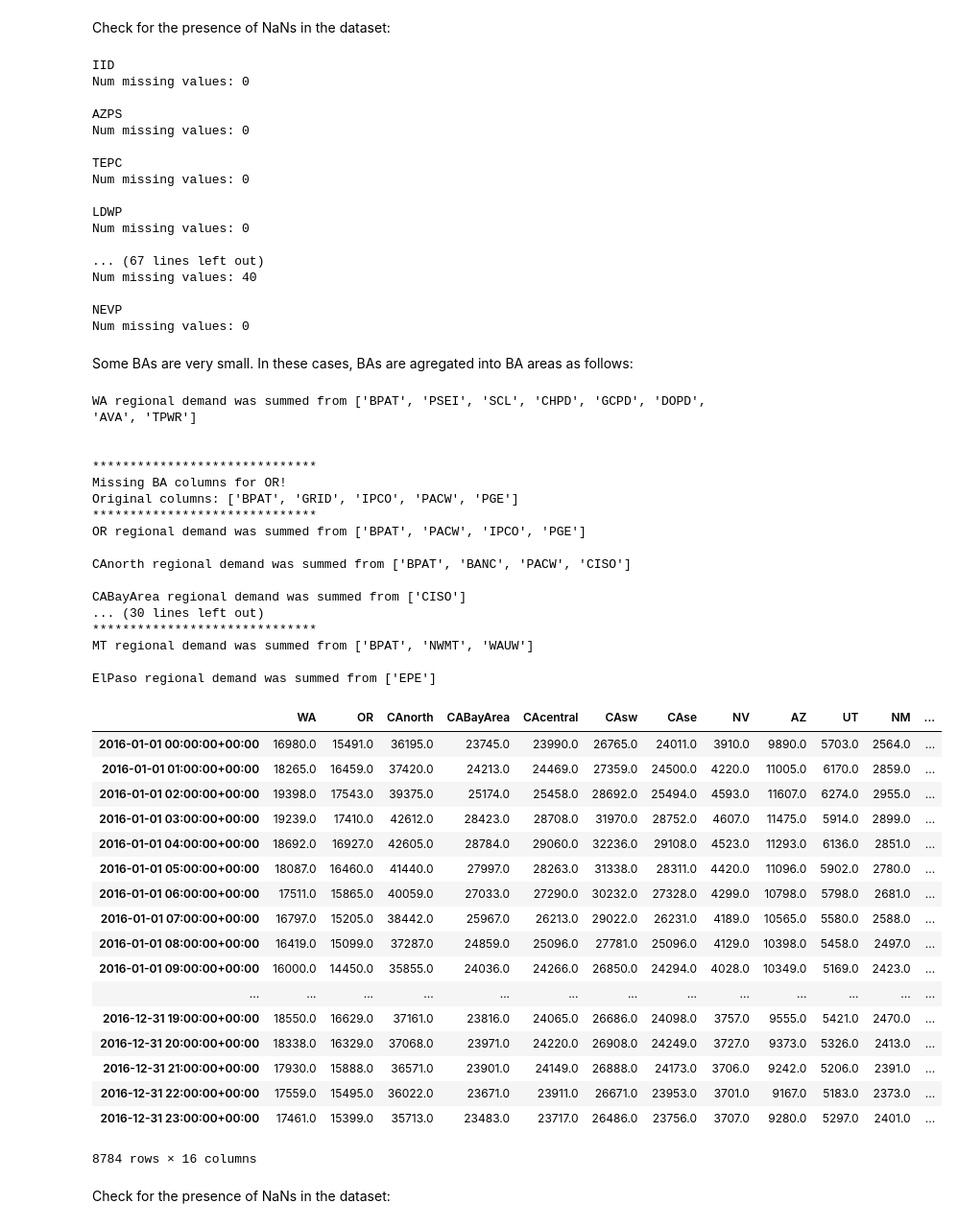
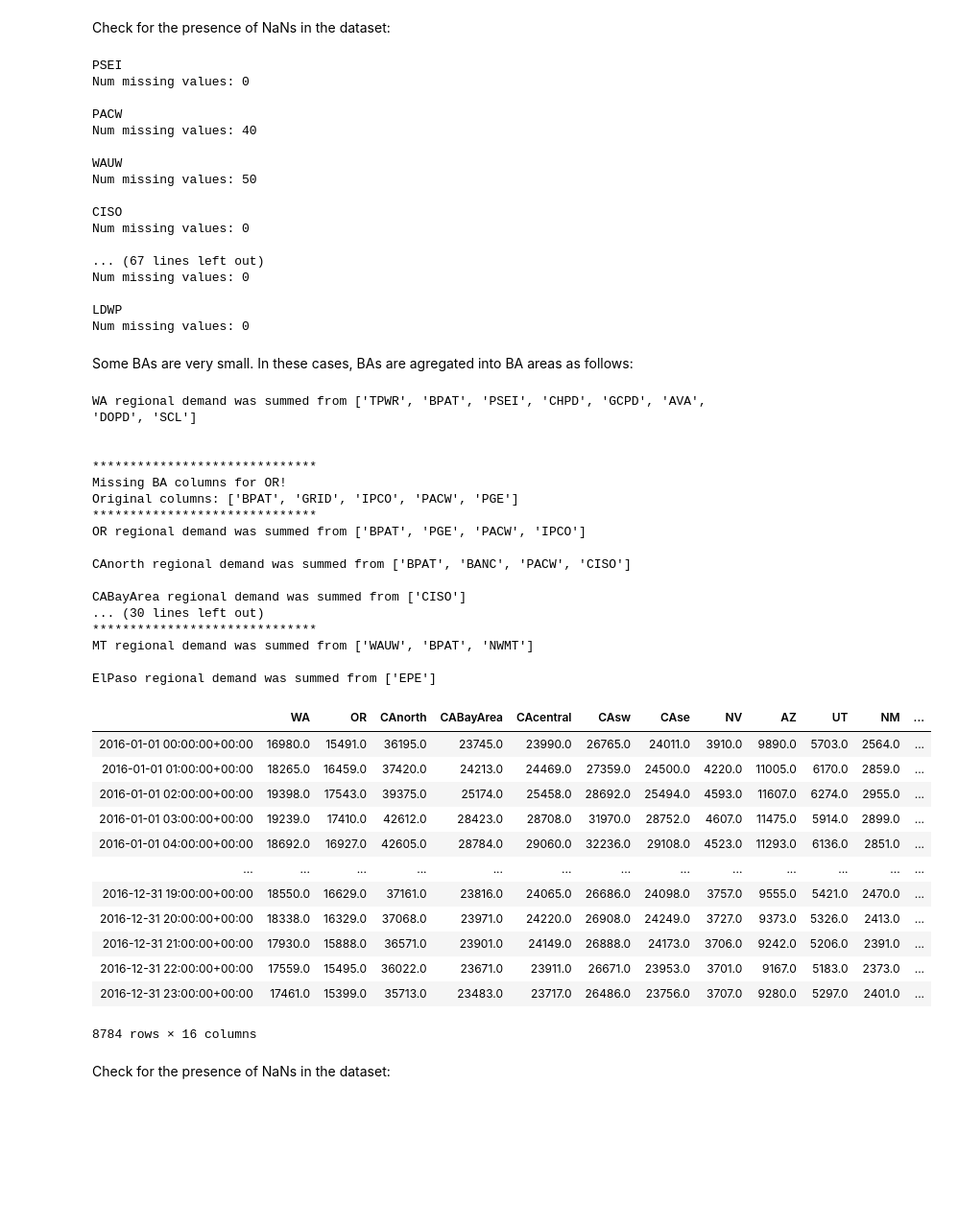
Before and after one commit to Breakthrough-Energy/PreREISE, a Jupyter notebook: prereise/gather/demanddata/eia/demo/demo_Western_v5/Western_demand_v5_demo.ipynb, the cells around one changed output. Shown at 96% size. Saved outputs shown, nothing was run; the diff lists cells and outputs as text; code cells hidden in the pictures; blank space fills up the shorter version.

```diff
--- a/prereise/gather/demanddata/eia/demo/demo_Western_v5/Western_demand_v5_demo.ipynb
+++ b/prereise/gather/demanddata/eia/demo/demo_Western_v5/Western_demand_v5_demo.ipynb
@@ -68,7 +70,7 @@ western_BAs
 start = pd.to_datetime('2016-01-01 00:00:00')
 end = pd.to_datetime('2016-12-31 23:00:00')
 
-western_demand = download_map_demand.get_BA_demand(western_BAs, start, end, 'd826fe7862968708eb6a3c2639d6da1b')
+western_demand = get_BA_demand(western_BAs, start, end, 'd826fe7862968708eb6a3c2639d6da1b')
 western_demand_2016 = western_demand.loc[start:end]
 western_demand_2016
 # %% [output]
@@ -116,4 +123,4 @@ If data is still missing after applying the above rules, week ahead and week beh
 If data is still missing after applying the above rules, week ahead and week behind data is used:
 1. Mon - Sun: average of look back one week and look forward one week
 # %%
-filled_western_demand_2016 = fill_missing_demand.replace_with_shifted_demand(western_demand_2016, start, end)
+filled_western_demand_2016 = replace_with_shifted_demand(western_demand_2016, start, end)
@@ -141,57 +132,52 @@ for baName in filled_western_demand_2016.columns:
     print(f'Num missing values: {filled_western_demand_2016.loc[filled_western_demand_2016[baName].isnull()].shape[0]}')
     print()
 # %% [output]
-IID
+PSEI
 Num missing values: 0
 
-AZPS
+PACW
+Num missing values: 40
+
+WAUW
+Num missing values: 50
+
+CISO
 Num missing values: 0
 
-TEPC
+... (67 lines left out)
 Num missing values: 0
 
 LDWP
 Num missing values: 0
-
-... (67 lines left out)
-Num missing values: 40
-
-NEVP
-Num missing values: 0
 # %% [markdown]
 Some BAs are very small. In these cases, BAs are agregated into BA areas as follows:
 # %%
-western_agg_demand = transform_demand_to_region.transform_ba_to_region(filled_western_demand_2016, loadzone_ba)
+western_agg_demand = transform_ba_to_region(filled_western_demand_2016, loadzone_ba)
 western_agg_demand
 # %% [output]
-WA regional demand was summed from ['BPAT', 'PSEI', 'SCL', 'CHPD', 'GCPD', 'DOPD', 'AVA', 'TPWR']
+WA regional demand was summed from ['TPWR', 'BPAT', 'PSEI', 'CHPD', 'GCPD', 'AVA', 'DOPD', 'SCL']
 
 
 ******************************
 Missing BA columns for OR!
 Original columns: ['BPAT', 'GRID', 'IPCO', 'PACW', 'PGE']
 ******************************
-OR regional demand was summed from ['BPAT', 'PACW', 'IPCO', 'PGE']
+OR regional demand was summed from ['BPAT', 'PGE', 'PACW', 'IPCO']
 
 CAnorth regional demand was summed from ['BPAT', 'BANC', 'PACW', 'CISO']
 
 CABayArea regional demand was summed from ['CISO']
 ... (30 lines left out)
 ******************************
-MT regional demand was summed from ['BPAT', 'NWMT', 'WAUW']
+MT regional demand was summed from ['WAUW', 'BPAT', 'NWMT']
 
 ElPaso regional demand was summed from ['EPE']
 |  | WA | OR | CAnorth | CABayArea | CAcentral | CAsw | CAse | NV | AZ | UT | NM | ... |
 | 2016-01-01 00:00:00+00:00 | 16980.0 | 15491.0 | 36195.0 | 23745.0 | 23990.0 | 26765.0 | 24011.0 | 3910.0 | 9890.0 | 5703.0 | 2564.0 | ... |
 | 2016-01-01 01:00:00+00:00 | 18265.0 | 16459.0 | 37420.0 | 24213.0 | 24469.0 | 27359.0 | 24500.0 | 4220.0 | 11005.0 | 6170.0 | 2859.0 | ... |
 | 2016-01-01 02:00:00+00:00 | 19398.0 | 17543.0 | 39375.0 | 25174.0 | 25458.0 | 28692.0 | 25494.0 | 4593.0 | 11607.0 | 6274.0 | 2955.0 | ... |
 | 2016-01-01 03:00:00+00:00 | 19239.0 | 17410.0 | 42612.0 | 28423.0 | 28708.0 | 31970.0 | 28752.0 | 4607.0 | 11475.0 | 5914.0 | 2899.0 | ... |
 | 2016-01-01 04:00:00+00:00 | 18692.0 | 16927.0 | 42605.0 | 28784.0 | 29060.0 | 32236.0 | 29108.0 | 4523.0 | 11293.0 | 6136.0 | 2851.0 | ... |
-| 2016-01-01 05:00:00+00:00 | 18087.0 | 16460.0 | 41440.0 | 27997.0 | 28263.0 | 31338.0 | 28311.0 | 4420.0 | 11096.0 | 5902.0 | 2780.0 | ... |
-| 2016-01-01 06:00:00+00:00 | 17511.0 | 15865.0 | 40059.0 | 27033.0 | 27290.0 | 30232.0 | 27328.0 | 4299.0 | 10798.0 | 5798.0 | 2681.0 | ... |
-| 2016-01-01 07:00:00+00:00 | 16797.0 | 15205.0 | 38442.0 | 25967.0 | 26213.0 | 29022.0 | 26231.0 | 4189.0 | 10565.0 | 5580.0 | 2588.0 | ... |
-| 2016-01-01 08:00:00+00:00 | 16419.0 | 15099.0 | 37287.0 | 24859.0 | 25096.0 | 27781.0 | 25096.0 | 4129.0 | 10398.0 | 5458.0 | 2497.0 | ... |
-| 2016-01-01 09:00:00+00:00 | 16000.0 | 14450.0 | 35855.0 | 24036.0 | 24266.0 | 26850.0 | 24294.0 | 4028.0 | 10349.0 | 5169.0 | 2423.0 | ... |
 | ... | ... | ... | ... | ... | ... | ... | ... | ... | ... | ... | ... | ... |
 | 2016-12-31 19:00:00+00:00 | 18550.0 | 16629.0 | 37161.0 | 23816.0 | 24065.0 | 26686.0 | 24098.0 | 3757.0 | 9555.0 | 5421.0 | 2470.0 | ... |
 | 2016-12-31 20:00:00+00:00 | 18338.0 | 16329.0 | 37068.0 | 23971.0 | 24220.0 | 26908.0 | 24249.0 | 3727.0 | 9373.0 | 5326.0 | 2413.0 | ... |
```
Also changed, not shown: parts of 5 cells of this notebook.
